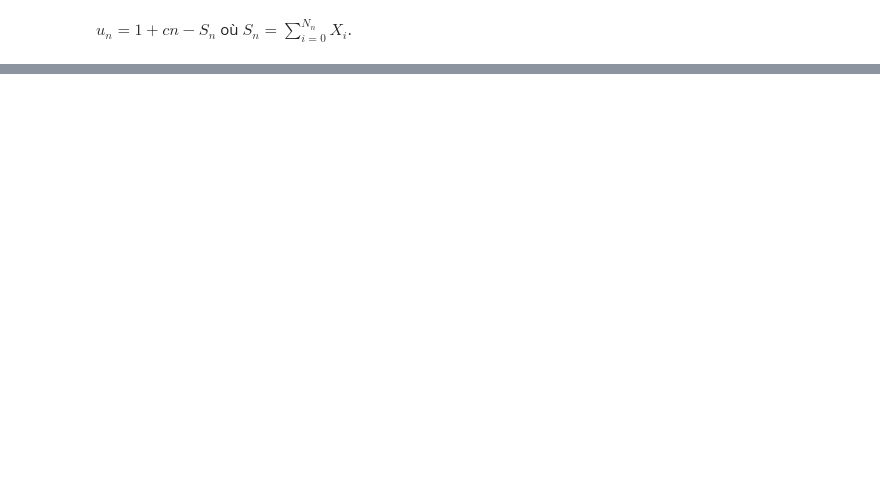
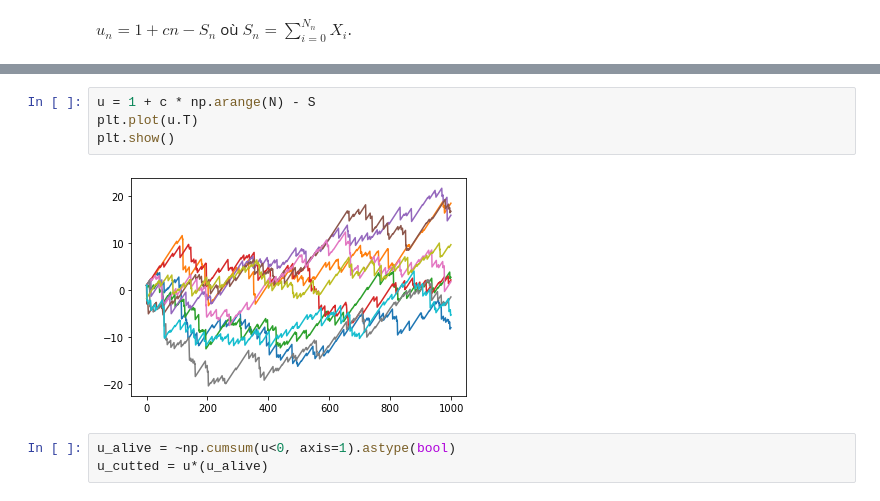
Before and after one commit to jeanHeibig/casinoRoulette, a Jupyter notebook: model1/ruine.ipynb, the cells around one changed output, grey strips where cells are left out. Drawn from its saved outputs; the diff is of its cells as text; blank space fills up the shorter version.

```diff
--- a/model1/ruine.ipynb
+++ b/model1/ruine.ipynb
@@ -29,0 +58,9 @@ $u_{n} = 1 + c n - S_{n}$ où $S_{n} = \sum_{i = 0}^{N_{n}} X_i$.
+# %%
+u = 1 + c * np.arange(N) - S
+plt.plot(u.T)
+plt.show()
+# %% [output]
+[figure, added]
+# %%
+u_alive = ~np.cumsum(u<0, axis=1).astype(bool)
+u_cutted = u*(u_alive)
```
Also changed, not shown: parts of 5 cells of this notebook.
